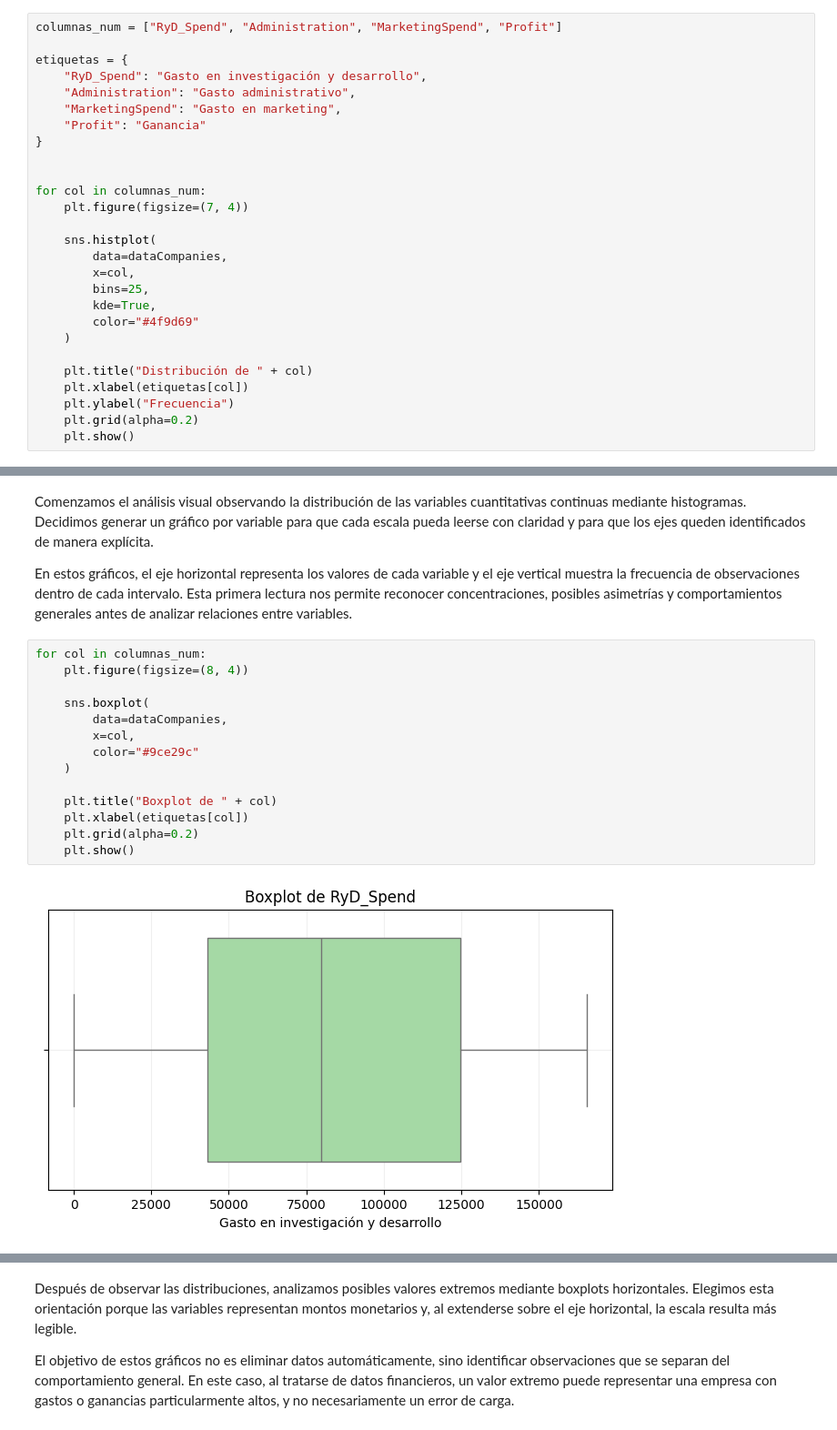
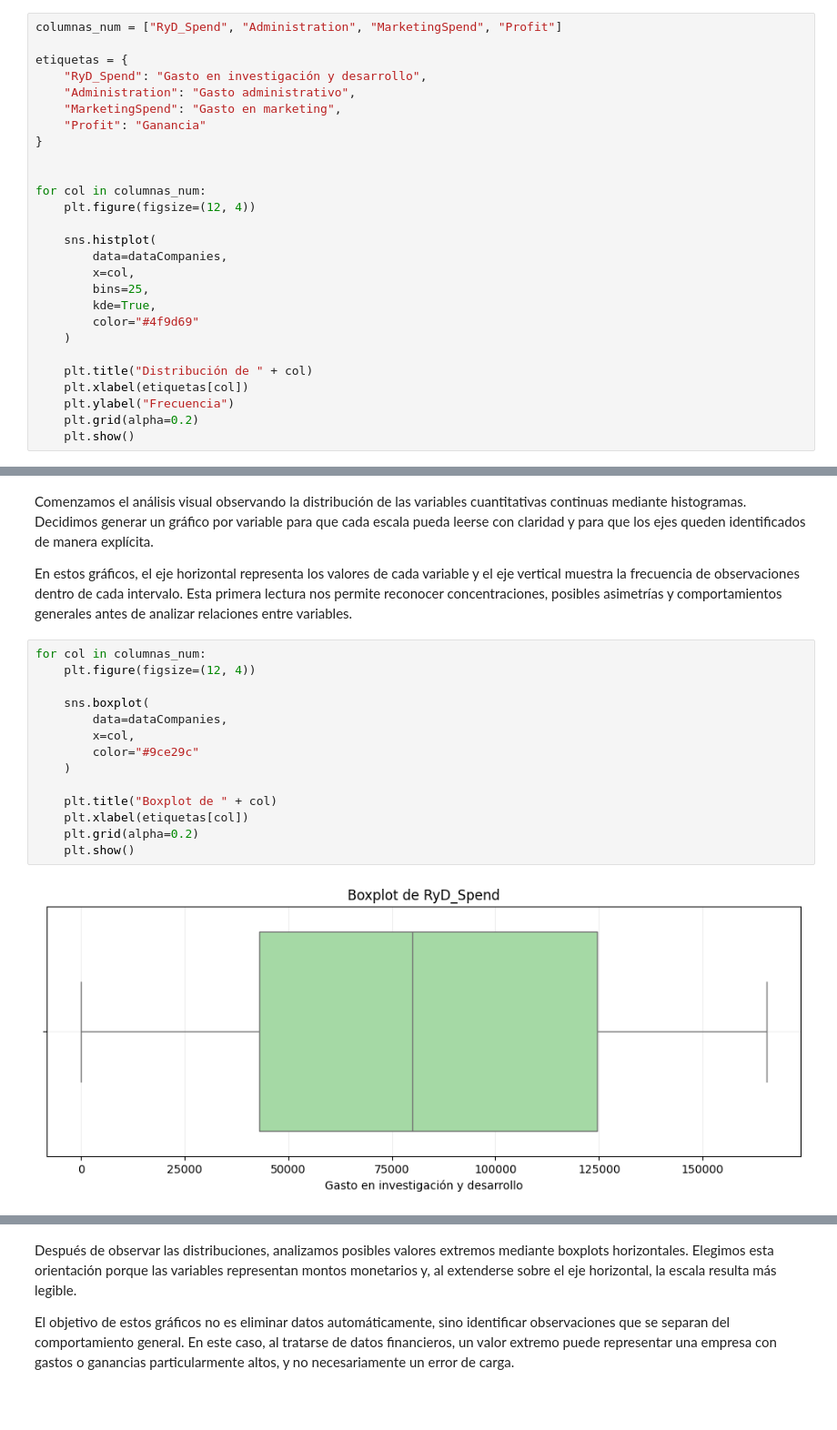
Before and after one commit to laraonys/tp2-md-onyskiw-mu-oz, a Jupyter notebook: Regresion-Munoz-Onyskiw.ipynb, the cells around one changed output, grey strips where cells are left out. Shown at 91% size. Saved outputs shown, nothing was run; the diff lists cells and outputs as text; blank space fills up the shorter version.

```diff
--- a/Regresion-Munoz-Onyskiw.ipynb
+++ b/Regresion-Munoz-Onyskiw.ipynb
@@ -94,7 +94,7 @@ etiquetas = {
 
 
 for col in columnas_num:
-    plt.figure(figsize=(7, 4))
+    plt.figure(figsize=(12, 4))
 
     sns.histplot(
         data=dataCompanies,
@@ -120,17 +120,17 @@ Comenzamos el análisis visual observando la distribución de las variables cuan
 En estos gráficos, el eje horizontal representa los valores de cada variable y el eje vertical muestra la frecuencia de observaciones dentro de cada intervalo. Esta primera lectura nos permite reconocer concentraciones, posibles asimetrías y comportamientos generales antes de analizar relaciones entre variables.
 # %%
 for col in columnas_num:
-    plt.figure(figsize=(8, 4))
+    plt.figure(figsize=(12, 4))
 
     sns.boxplot(
         data=dataCompanies,
         x=col,
         color="#9ce29c"
     )
 
     plt.title("Boxplot de " + col)
     plt.xlabel(etiquetas[col])
     plt.grid(alpha=0.2)
     plt.show()
 # %% [output]
-[figure, old version]
+[figure, new version]
```
Also changed, not shown: parts of 5 cells of this notebook, 2 other files.
